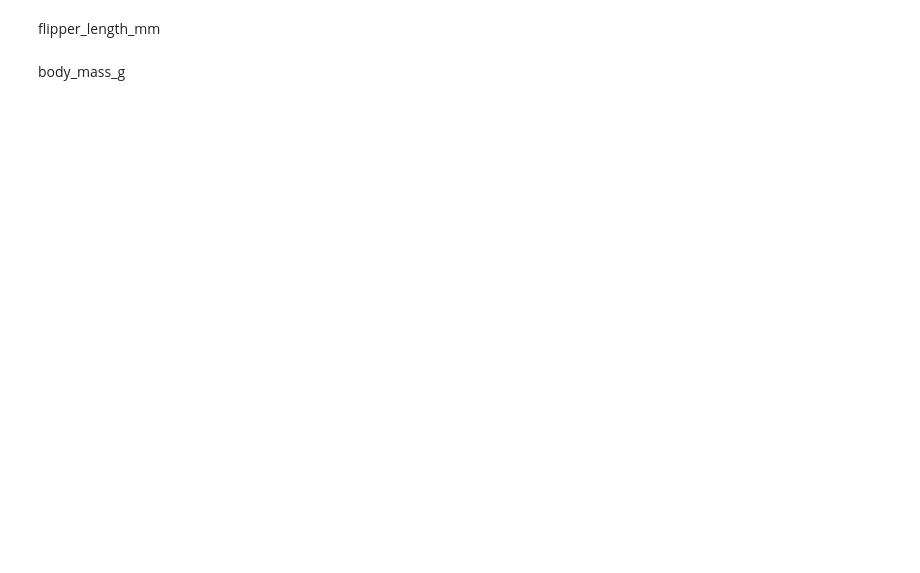
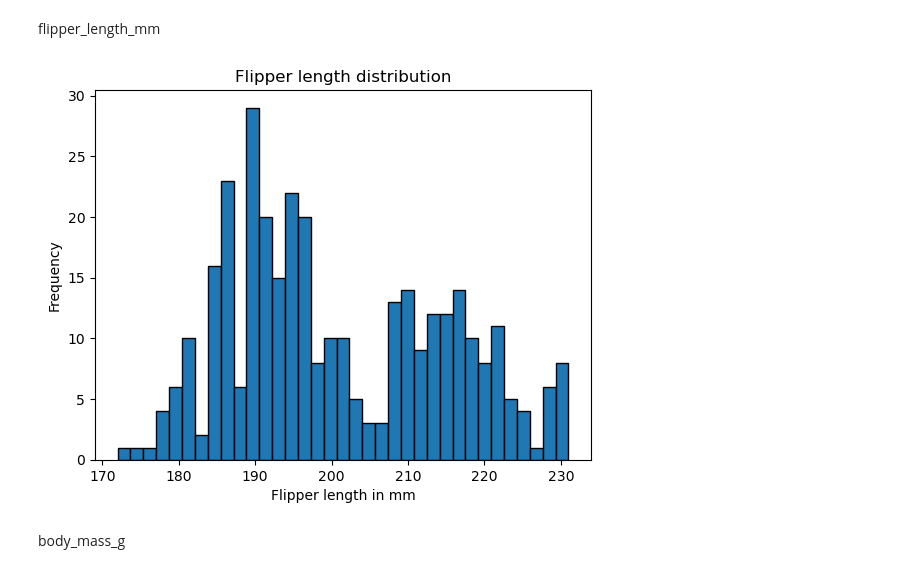
Before and after one commit to nexlanglxm/fundamentals-of-data-analysis, a Jupyter notebook: tasks.ipynb, the cells around one changed output. Cells and saved outputs as stored; diff of their text form; code cells hidden in the pictures; blank space fills up the shorter version.

```diff
--- a/tasks.ipynb
+++ b/tasks.ipynb
@@ -129,4 +144,12 @@ bill_depth_mm
 # %% [markdown]
 flipper_length_mm
+# %%
+plt.hist(peng['flipper_length_mm'], bins = 35, edgecolor='black')
+plt.xlabel('Flipper length in mm')
+plt.ylabel('Frequency')
+plt.title('Flipper length distribution')
+plt.show()
+# %% [output]
+[figure, added]
 # %% [markdown]
 body_mass_g
```
Also changed, not shown: parts of 9 cells of this notebook.
